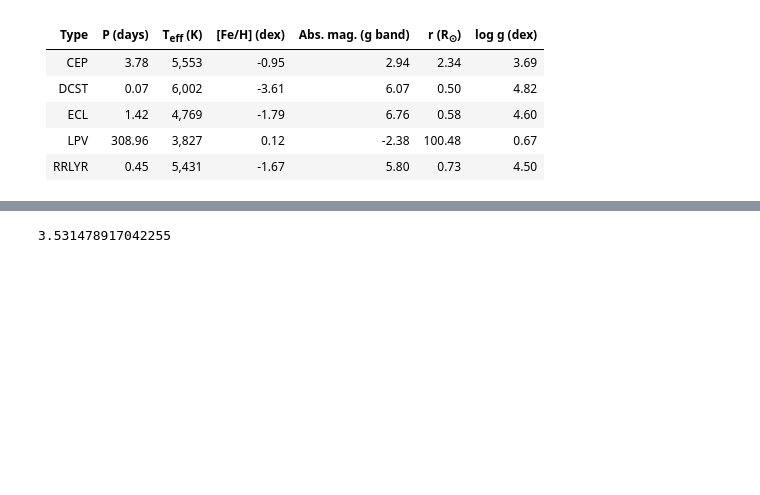
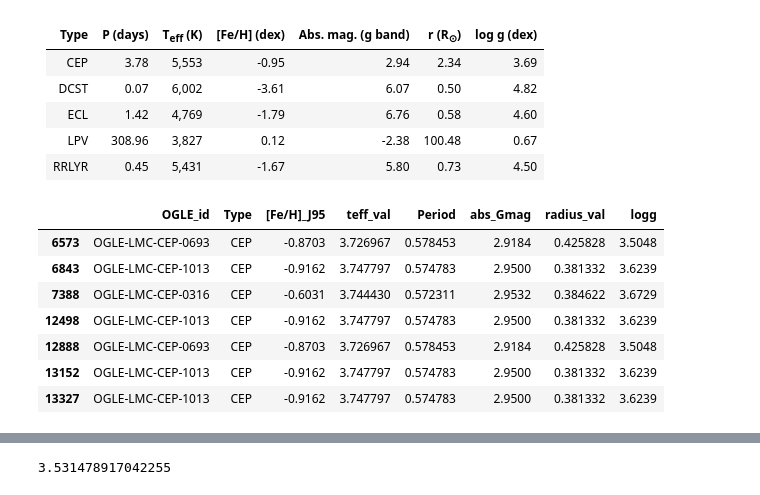
Before and after one commit to frperezgalarce/cnn-pels-vae, a Jupyter notebook: notebooks/15. plot similar real light curves.ipynb, the cells around one changed output, grey strips where cells are left out. Saved outputs shown, nothing was run; the diff lists cells and outputs as text; code cells hidden in the pictures; blank space fills up the shorter version.

```diff
--- a/notebooks/15. plot similar real light curves.ipynb
+++ b/notebooks/15. plot similar real light curves.ipynb
@@ -145,3 +145,18 @@ Index(['OGLE_id', 'Type', '[Fe/H]_J95', 'teff_val', 'Period', 'abs_Gmag',
 | ECL   | 1.42     | 4,769               | -1.79        | 6.76               | 0.58             | 4.60        |
 | LPV   | 308.96   | 3,827               | 0.12         | -2.38              | 100.48           | 0.67        |
 | RRLYR | 0.45     | 5,431               | -1.67        | 5.80               | 0.73             | 4.50        |
+# %%
+meta[(meta.Type=='CEP') &  (meta.Period > np.log10(3.7)) & (meta.Period < np.log10(3.8))
+        & (meta.teff_val < np.log10(5800)) & (meta.teff_val > np.log10(5300))
+        & (meta.abs_Gmag < 3) & (meta.abs_Gmag > 2.9)
+        & (meta.logg < 3.8) & (meta.logg > 3.5)
+        ]
+# %% [output]
+|  | OGLE_id | Type | [Fe/H]_J95 | teff_val | Period | abs_Gmag | radius_val | logg |
+| 6573 | OGLE-LMC-CEP-0693 | CEP | -0.8703 | 3.726967 | 0.578453 | 2.9184 | 0.425828 | 3.5048 |
+| 6843 | OGLE-LMC-CEP-1013 | CEP | -0.9162 | 3.747797 | 0.574783 | 2.9500 | 0.381332 | 3.6239 |
+| 7388 | OGLE-LMC-CEP-0316 | CEP | -0.6031 | 3.744430 | 0.572311 | 2.9532 | 0.384622 | 3.6729 |
+| 12498 | OGLE-LMC-CEP-1013 | CEP | -0.9162 | 3.747797 | 0.574783 | 2.9500 | 0.381332 | 3.6239 |
+| 12888 | OGLE-LMC-CEP-0693 | CEP | -0.8703 | 3.726967 | 0.578453 | 2.9184 | 0.425828 | 3.5048 |
+| 13152 | OGLE-LMC-CEP-1013 | CEP | -0.9162 | 3.747797 | 0.574783 | 2.9500 | 0.381332 | 3.6239 |
+| 13327 | OGLE-LMC-CEP-1013 | CEP | -0.9162 | 3.747797 | 0.574783 | 2.9500 | 0.381332 | 3.6239 |
```
Also changed, not shown: parts of 5 cells of this notebook, 8 other files.
